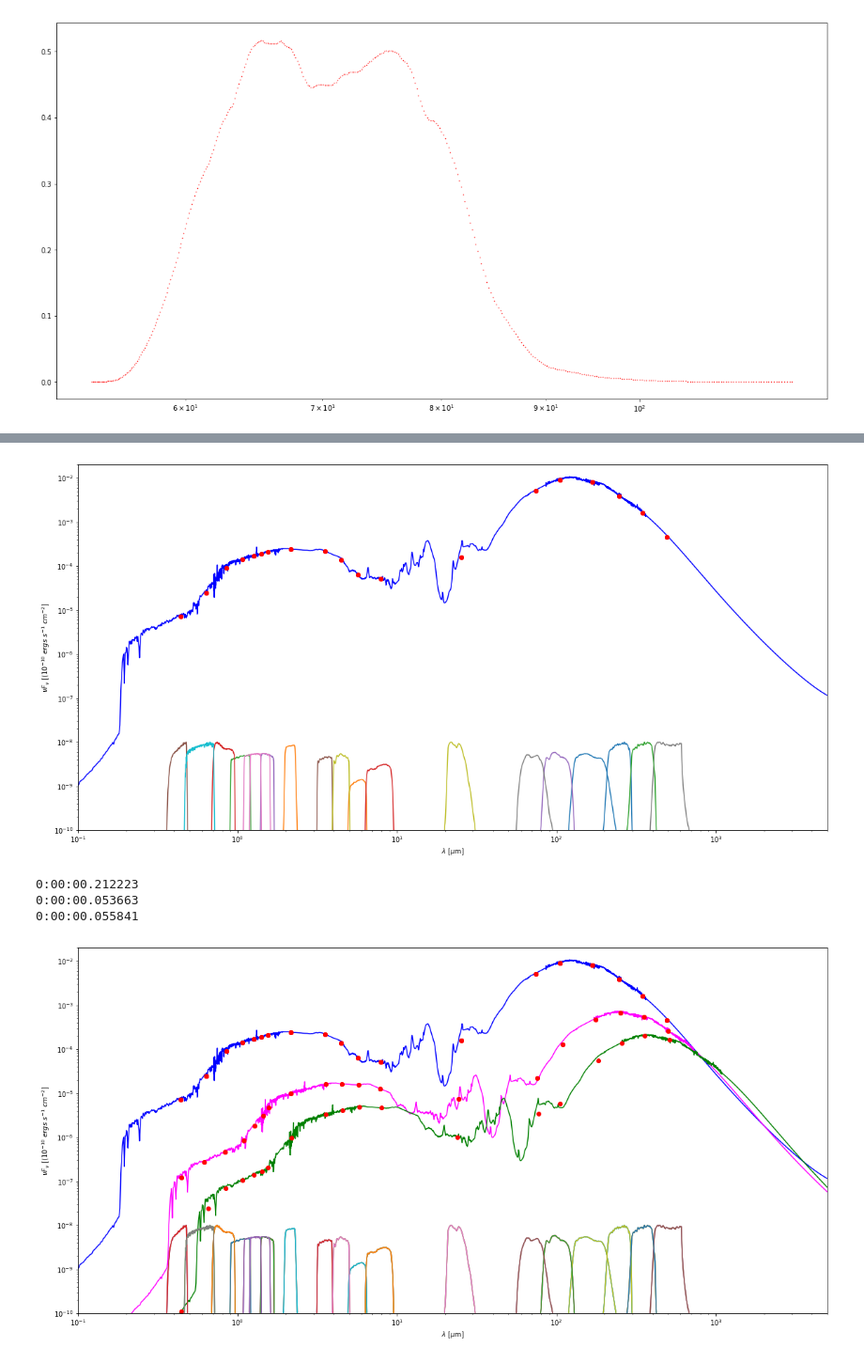
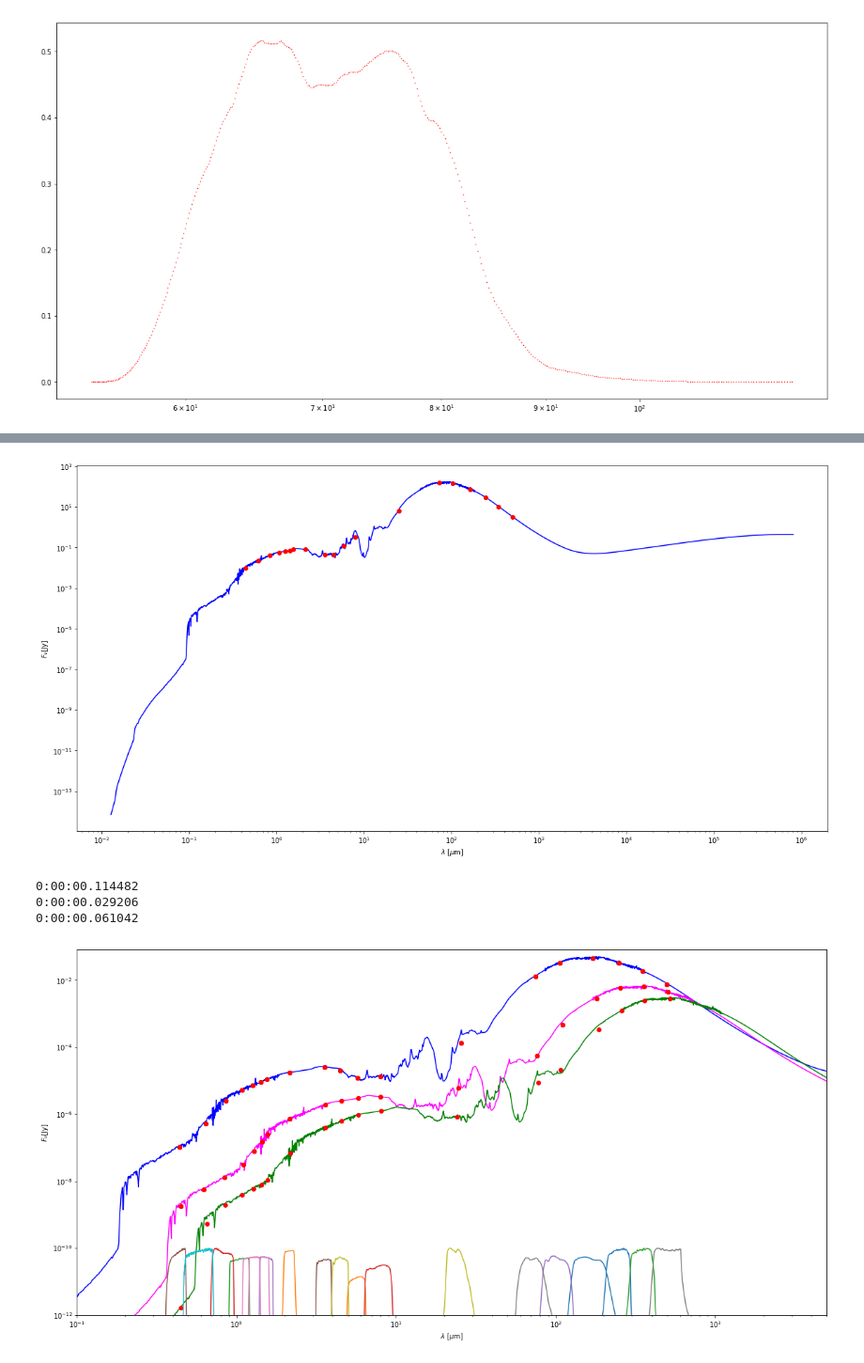
Before and after one commit to cpvargas/sed_research, a Jupyter notebook: library_prototype.ipynb, the cells around one changed output, grey strips where cells are left out. Shown at 94% size. Saved outputs shown, nothing was run; the diff lists cells and outputs as text; code cells hidden in the pictures.

```diff
--- a/library_prototype.ipynb
+++ b/library_prototype.ipynb
@@ -97,29 +97,32 @@ class sed(object):
     def redshift(self,z):
         #Applying a redshift
         self.z = z
-        self.nuFnu = self.nuLnu/(4*np.pi*Planck15.luminosity_distance(z).value**2)
+        self.nuFnu = (self.nuLnu/(4*np.pi*Planck15.luminosity_distance(z).value**2))
         self.lam_new = self.lam*(1.+z)
+        #to Jansky
+        self.Fnu = self.nuFnu*(self.lam_new*1e-6/c)*1e-10*1e23
         #Interpolated nuFnu
         self.inuFnu = interp1d(self.lam_new,self.nuFnu)
+        self.iFnu = interp1d(self.lam_new,self.Fnu)
     def photometry(self):
         #Gets the photometry of all the filters
         for Filter in self.filters:
             lam = self.filters[Filter]["lam"]
             trans = self.filters[Filter]["trans"]
-            nuFnu = self.inuFnu(lam)
+            Fnu = self.iFnu(lam)
             #Doing the integral for photometry - effective stimulus
-            phot = np.trapz(nuFnu*trans*lam,lam)/np.trapz(trans*lam,lam)
+            phot = np.trapz(Fnu*trans*lam,lam)/np.trapz(trans*lam,lam)
             self.phot.append(phot)
             #Doing the integral for effective wavelength
-            lam_eff = np.trapz(nuFnu*trans*lam*lam,lam)/np.trapz(nuFnu*trans*lam,lam)
+            lam_eff = np.trapz(Fnu*trans*lam*lam,lam)/np.trapz(Fnu*trans*lam,lam)
             self.lam_eff.append(lam_eff)
-            self.labels.append(self.filters[Filter])
+            self.labels.append(Filter)
     def plot_sed(self,color="blue"):
         #Plotting the SED and the possible Photometry
         #plt.title("mysed; z={}".format(self.z))
-        plt.ylabel("$\\nu F_\\nu$ [($10^{-10}$ $ergs$ $s^{-1}$ $cm^{-2}$]")
+        plt.ylabel(r"$F_{\nu}$[Jy]")
         plt.xlabel("$\lambda$ [$\mu$m]")
-        plt.loglog(self.lam_new,self.inuFnu(self.lam_new),color=color,label="{}".format(self.z))
+        plt.loglog(self.lam_new,self.iFnu(self.lam_new),color=color,label="{}".format(self.z))
         #plt.loglog()
     def plot_filters(self,norm):
         for Filter in self.filters:
@@ -165,18 +169,18 @@ mysed = sed(params)
 # %%
 
-mysed.redshift(1.)
+mysed.redshift(0.0185)
 mysed.photometry()
 mysed.plot_sed()
 #plt.semilogx(x,y*1e-8,"ro",markersize = 0.5)
 plt.loglog(mysed.lam_eff,mysed.phot,"ro")
 
-mysed.plot_filters(1e-8)
-plt.ylim(1e-10,2e-2)
-plt.xlim(1e-1,5e3)
+#mysed.plot_filters(1e-8)
+#plt.ylim(1e10,1e-2)
+#plt.xlim(1e-1,5e3)
 #plt.legend(loc="lower right")
 plt.show()
 # %% [output]
-[figure, old version]
+[figure, new version]
 # %%
 mysed = sed(params)
 # %%
@@ -187,44 +191,44 @@ mysed.plot_sed(color="blue")
 
 mysed.photometry()
 plt.loglog(mysed.lam_eff,mysed.phot,"ro")
-mysed.plot_filters(1e-8)
+#mysed.plot_filters(1e-10)
 plt.ylim(1e-10,2e-2)
 plt.xlim(1e-1,5e3)
 
 print datetime.now() - startTime
 
 startTime = datetime.now()
 
 mysed.redshift(3.)
 mysed.plot_sed(color="magenta")
 
 mysed.photometry()
 plt.loglog(mysed.lam_eff,mysed.phot,"ro")
-mysed.plot_filters(1e-8)
+#mysed.plot_filters(1e-10)
 plt.ylim(1e-10,2e-2)
 plt.xlim(1e-1,5e3)
 
 print datetime.now() - startTime
 
 startTime = datetime.now()
 
 mysed.redshift(5.)
 mysed.plot_sed(color="green")
 
 mysed.photometry()
 plt.loglog(mysed.lam_eff,mysed.phot,"ro")
-mysed.plot_filters(1e-8)
-plt.ylim(1e-10,2e-2)
+mysed.plot_filters(1e-10)
+plt.ylim(1e-12,8e-2)
 plt.xlim(1e-1,5e3)
 
 print datetime.now() - startTime
 
 
 
 #plt.legend()
 plt.show()
 # %% [output]
-0:00:00.212223
-0:00:00.053663
-0:00:00.055841
+0:00:00.114482
+0:00:00.029206
+0:00:00.061042
-[figure, old version]
+[figure, new version]
```
Also changed, not shown: parts of 16 cells of this notebook.
